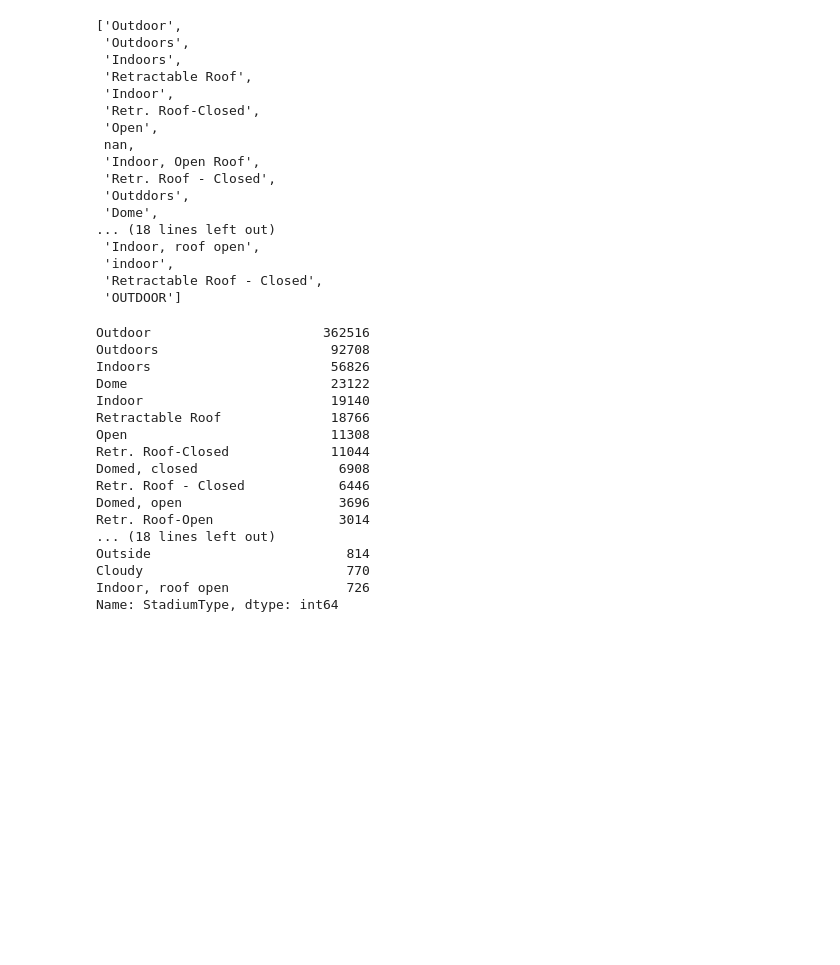
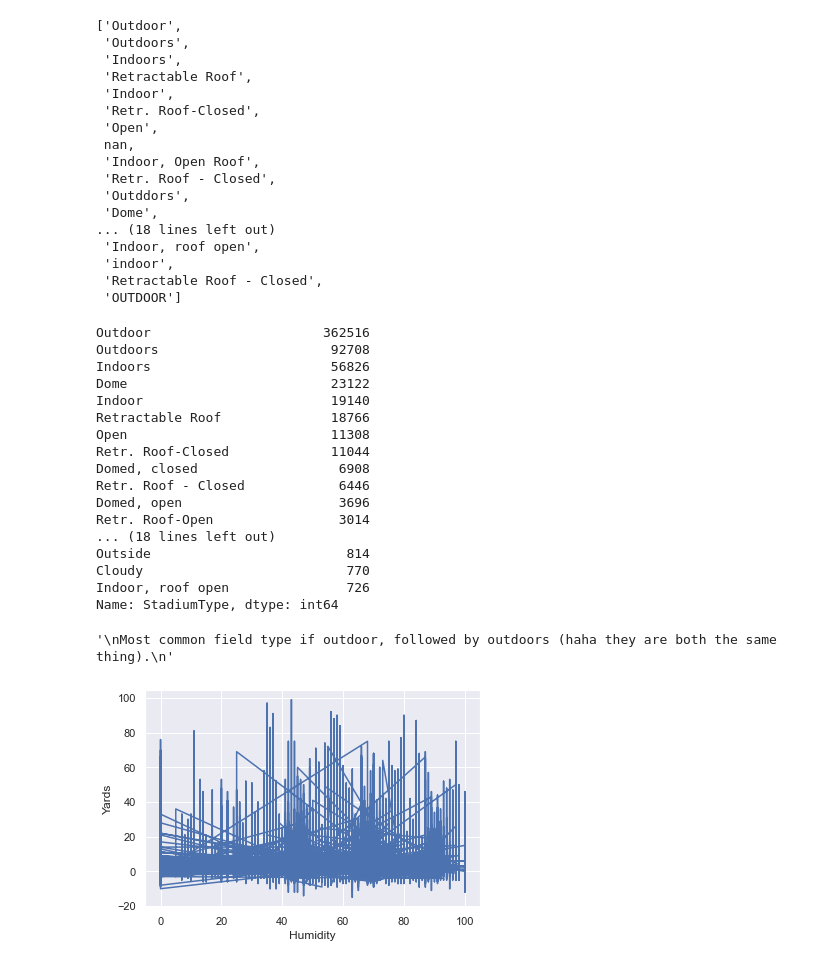
Before and after one commit to anaconda121/CSC-590, a Jupyter notebook: hw/4-2/NFL rush.ipynb, the cells around one changed output. Cells and saved outputs as stored; diff of their text form; code cells hidden in the pictures; blank space fills up the shorter version.

Commit message:
bout dam time i finsihed part 2 kek

```diff
--- a/hw/4-2/NFL rush.ipynb
+++ b/hw/4-2/NFL rush.ipynb
@@ -364,7 +349,7 @@ types_stadiums
  'Retractable Roof - Closed',
  'OUTDOOR']
 # %%
-data_raw['StadiumType'].value_counts()
+print(data_raw['StadiumType'].value_counts())
 
 """
 Most common field type if outdoor, followed by outdoors (haha they are both the same thing).
@@ -387,3 +372,4 @@ Outside                         814
 Cloudy                          770
 Indoor, roof open               726
 Name: StadiumType, dtype: int64
+'\nMost common field type if outdoor, followed by outdoors (haha they are both the same thing).\n'
@@ -391,0 +376,8 @@ Name: StadiumType, dtype: int64
+# %%
+# Question 2 - Part G
+plt.plot(data_raw['Humidity'], data_raw['Yards'])
+plt.xlabel("Humidity")
+plt.ylabel("Yards")
+plt.show()
+# %% [output]
+[figure, added]
```
Also changed, not shown: parts of 7 cells of this notebook.
